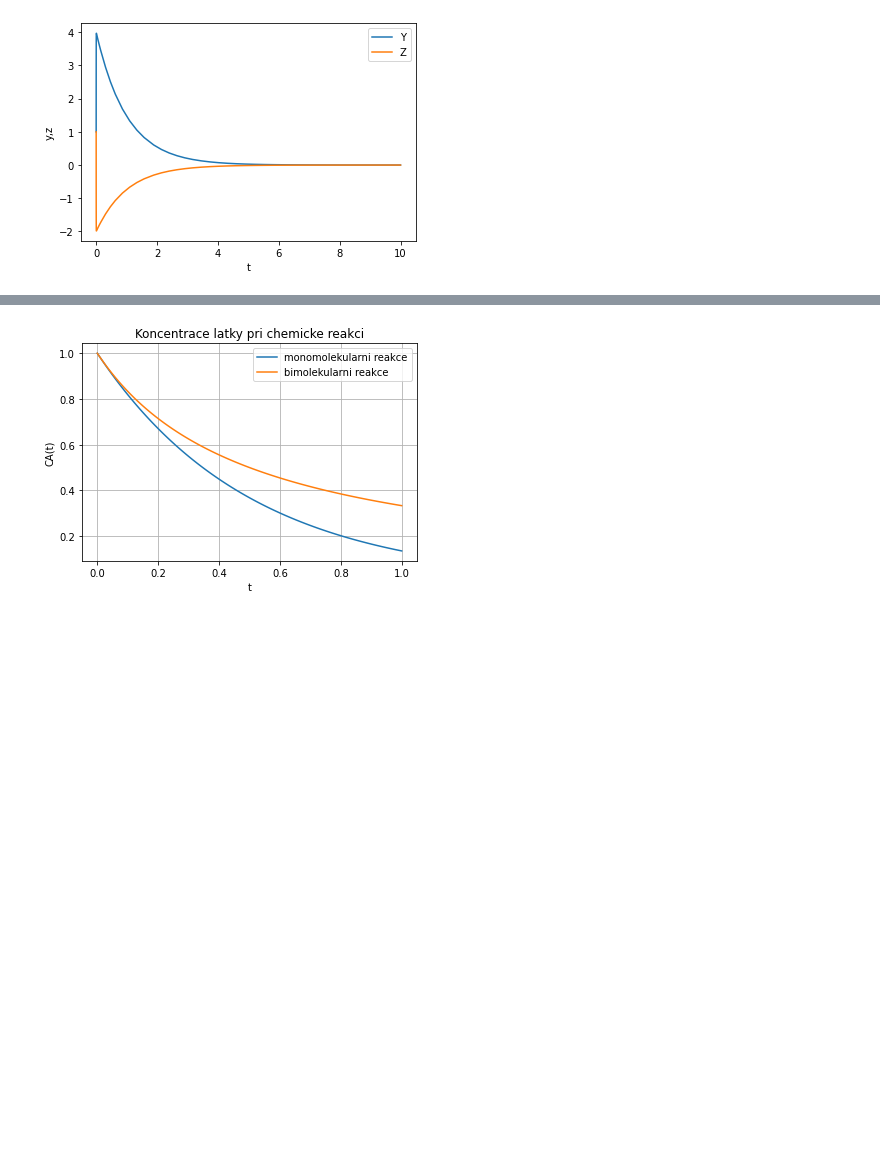
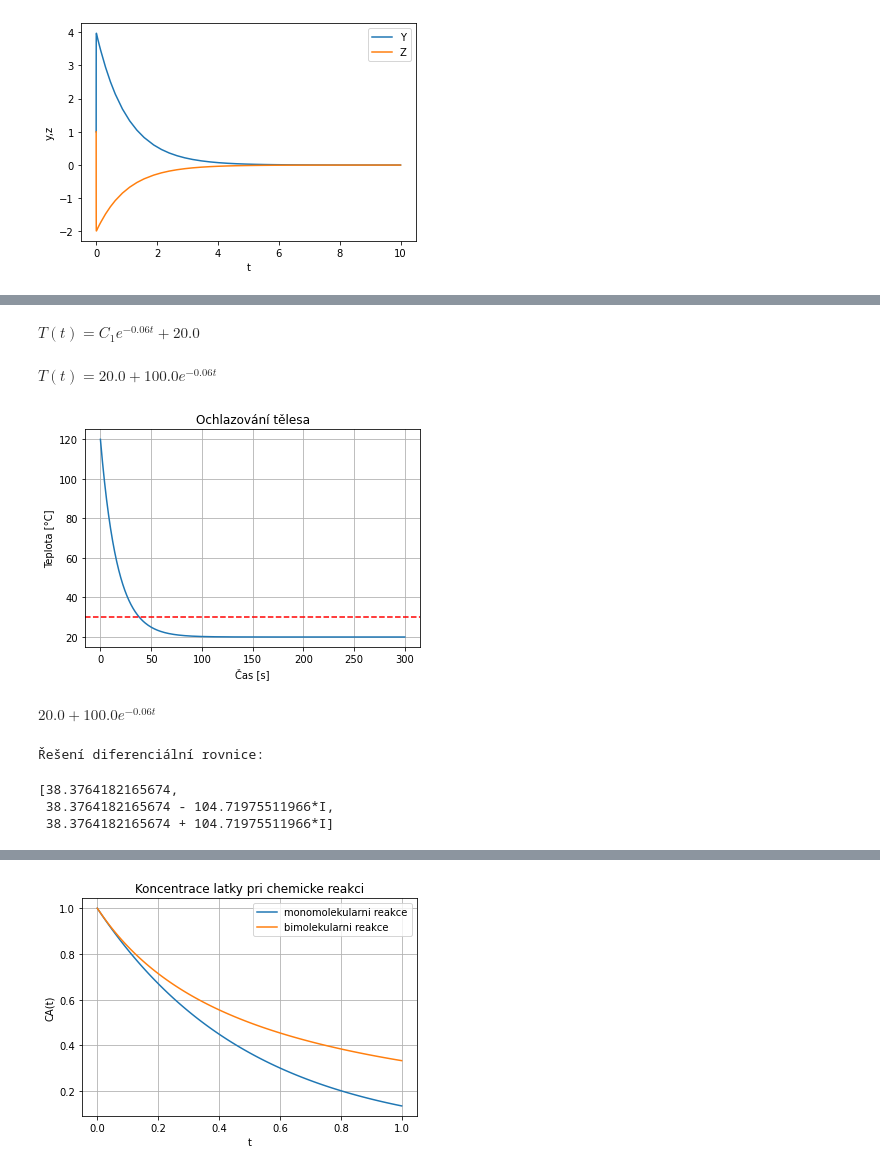
Before and after one commit to pkbcz/MSW2, a Jupyter notebook: 12 Diferencialni rovnice.ipynb, the cells around one changed output, grey strips where cells are left out. Saved outputs shown, nothing was run; the diff lists cells and outputs as text; code cells hidden in the pictures; blank space fills up the shorter version.

```diff
--- a/12 Diferencialni rovnice.ipynb
+++ b/12 Diferencialni rovnice.ipynb
@@ -669,0 +718,9 @@ plt.show()
+# %%
+# Definice konstant
+T_p = 20    # Teplota okolí [°C]
+T_f = 30    # Konečná teplota tělesa [°C]
+T_0 = 120   # Počáteční teplota tělesa [°C]
+B = 0.06    # Konstanta z Newtonova zákona ochlazování [1/s]
+
+# Délka kroku
+dt = 0.1  # [s]
@@ -669,0 +774,53 @@ plt.show()
+# %%
+# Pomocí symbolické matematiky (stejná úloha)
+import sympy as sp
+
+# Definice symbolických proměnných
+t = sp.symbols('t')
+T = sp.Function('T')(t)
+
+# Definice diferenciální rovnice
+diffeq = sp.Eq(sp.Derivative(T, t), -B * (T - T_p))
+
+# Řešení diferenciální rovnice
+g_solution = sp.dsolve(diffeq, T)                           # řešení bez poč. podmínky
+display(g_solution)
+solution = sp.dsolve(diffeq, ics={T.subs(t,0): T_0})        # nutno zadat počáteční podmínku
+display(solution)
+
+# Vytvoření funkce pro teplotu
+T_func = sp.lambdify(t, solution.rhs, 'numpy')
+
+# Výpočet teploty pro dané časy
+times = np.linspace(0, 300, 300)  # časy v sekundách
+temperatures = T_func(times)
+
+# Vykreslení výsledků
+import matplotlib.pyplot as plt
+
+plt.plot(times, temperatures)
+plt.xlabel('Čas [s]')
+plt.ylabel('Teplota [°C]')
+plt.title('Ochlazování tělesa')
+plt.axhline(T_f, color='red', linestyle='--', label=f'Konečná teplota ({T_f}°C)')
+plt.grid(True)
+plt.show()
+
+# Výpočet času
+display(solution.rhs)
+equation = sp.Eq(solution.rhs, T_f)
+# Vyřešení rovnice pro t
+solution = sp.solve(equation, t)
+
+# Výpis řešení
+print("Řešení diferenciální rovnice:")
+display(solution)
+# %% [output]
+$\displaystyle T{\left(t \right)} = C_{1} e^{- 0.06 t} + 20.0$
+$\displaystyle T{\left(t \right)} = 20.0 + 100.0 e^{- 0.06 t}$
+[figure, added]
+$\displaystyle 20.0 + 100.0 e^{- 0.06 t}$
+Řešení diferenciální rovnice:
+[38.3764182165674,
+ 38.3764182165674 - 104.71975511966*I,
+ 38.3764182165674 + 104.71975511966*I]
```
Also changed, not shown: parts of 24 cells of this notebook, 43 other files.
